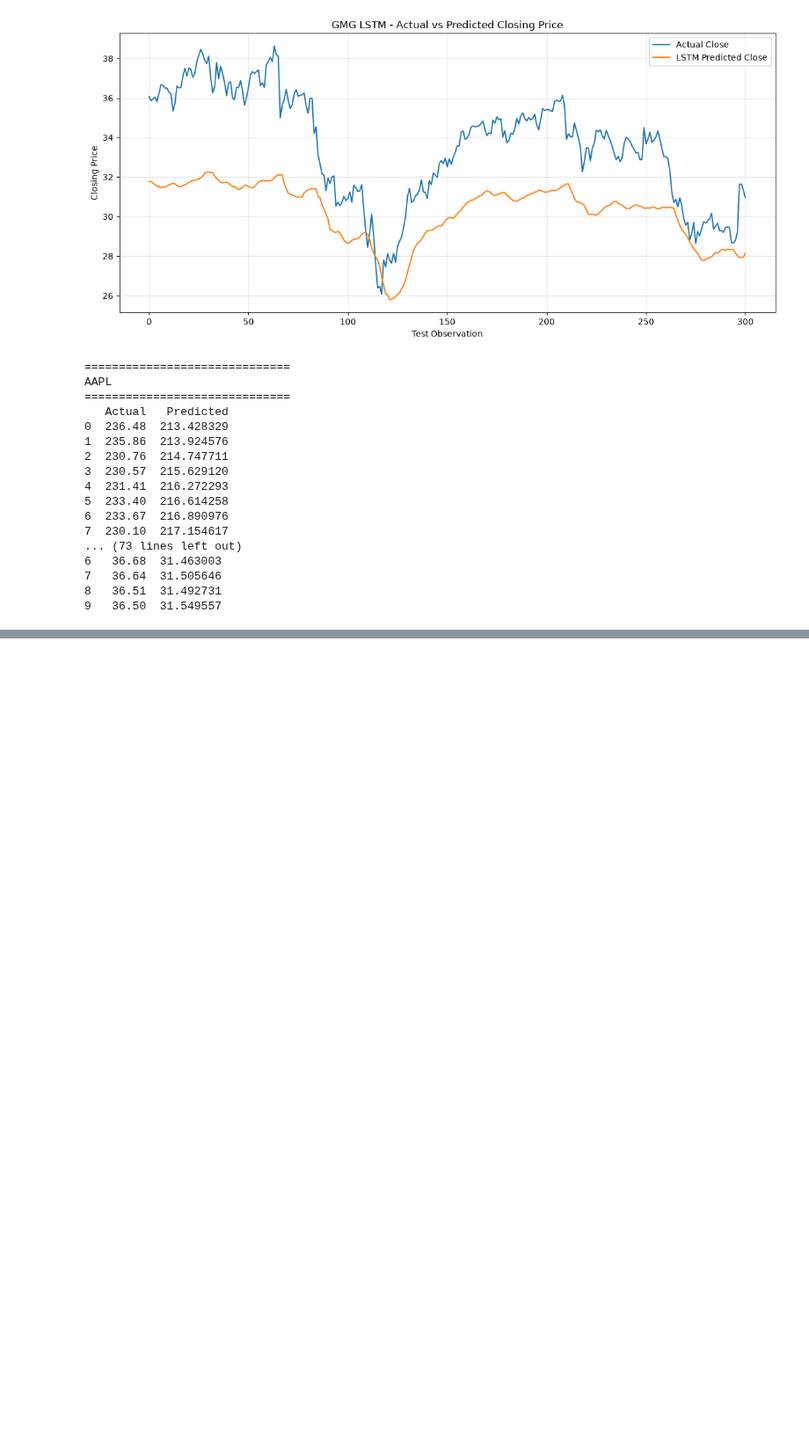
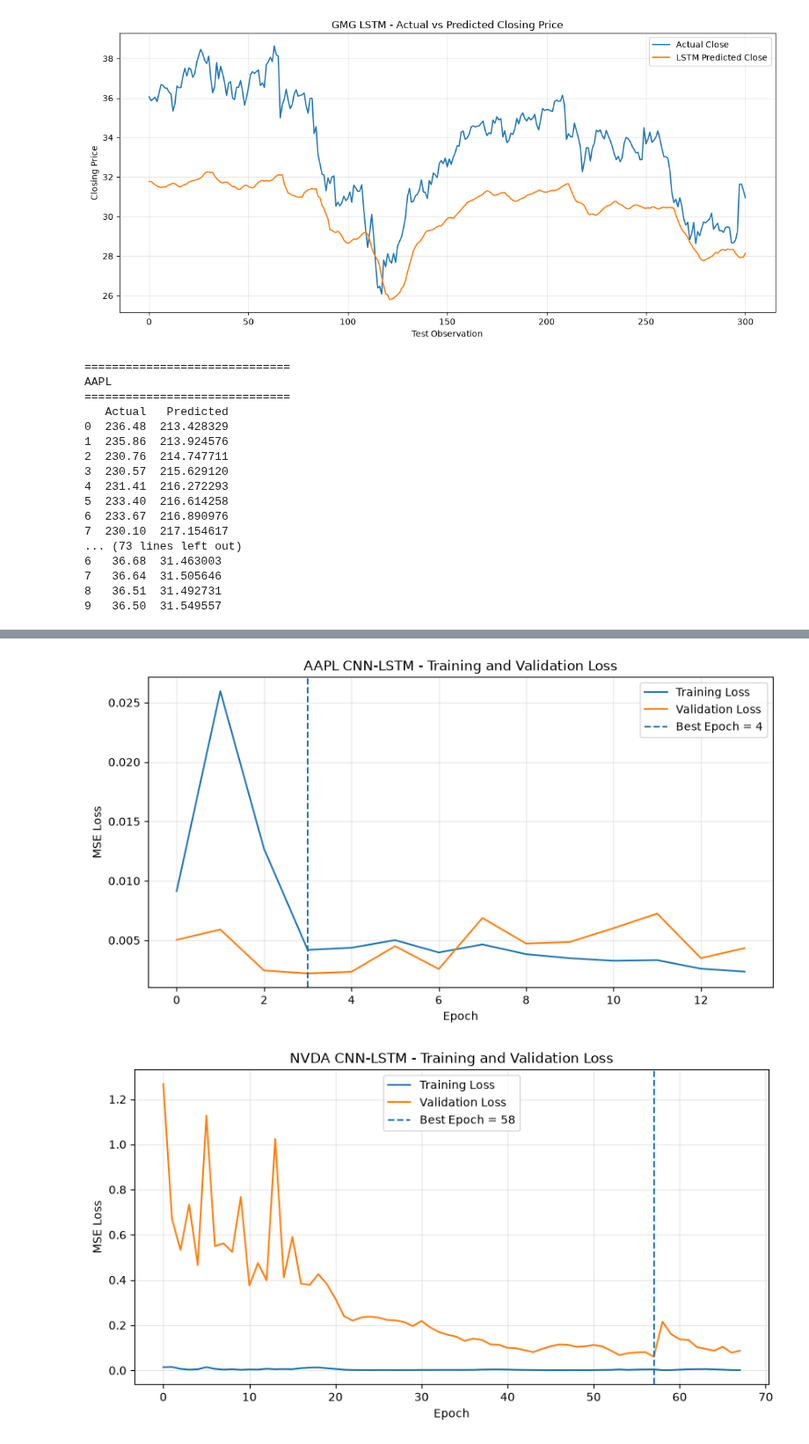
Before and after one commit to ClaraNguyen9130/AI-Powered-Stock-Market-Prediction, a Jupyter notebook: COMP8851_Major Project.ipynb, the cells around one changed output, grey strips where cells are left out. Shown at 88% size. Saved outputs shown, nothing was run; the diff lists cells and outputs as text; code cells hidden in the pictures; blank space fills up the shorter version.

Commit message:
Added CNN-LSTM Model

```diff
--- a/COMP8851_Major Project.ipynb
+++ b/COMP8851_Major Project.ipynb
@@ -1223,0 +1403,43 @@ AAPL
+# %%
+# Plot CNN-LSTM Training History
+def plot_cnn_lstm_history(stock_name):
+
+    history = cnn_lstm_histories[
+        stock_name
+    ]
+
+    best_epoch = (
+        np.argmin(
+            history.history["val_loss"]
+        ) + 1
+    )
+
+    plt.figure(figsize=(10, 5))
+    plt.plot(
+        history.history["loss"],
+        label="Training Loss"
+    )
+    plt.plot(
+        history.history["val_loss"],
+        label="Validation Loss"
+    )
+    plt.axvline(
+        x=best_epoch - 1,
+        linestyle="--",
+        label=f"Best Epoch = {best_epoch}"
+    )
+    plt.title(
+        f"{stock_name} CNN-LSTM - "
+        f"Training and Validation Loss"
+    )
+    plt.xlabel("Epoch")
+    plt.ylabel("MSE Loss")
+    plt.legend()
+    plt.grid(alpha=0.3)
+    plt.show()
+# %%
+for stock_name in sequence_data.keys():
+    plot_cnn_lstm_history(stock_name)
+# %% [output]
+[figure, added]
+[figure, added]
```
Also changed, not shown: parts of 8 cells of this notebook.
